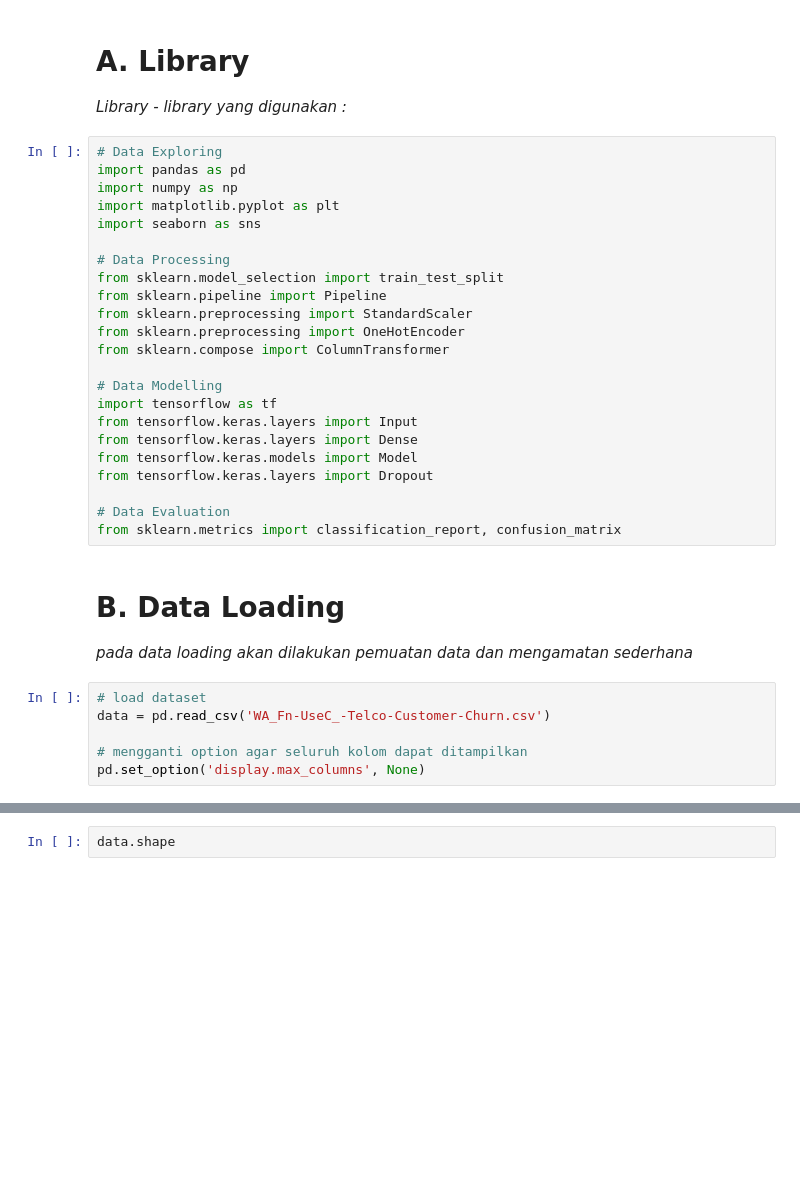
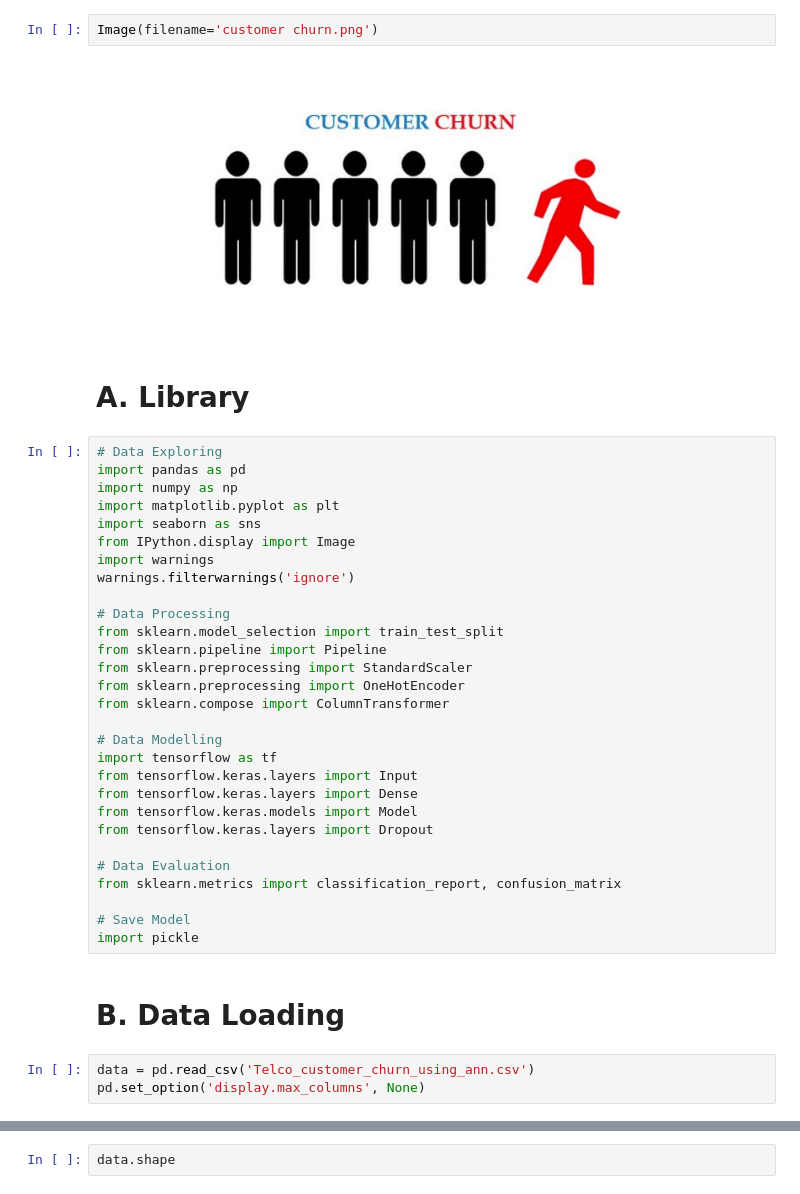
Before and after one commit to rizkyansharipr/Telco_customer_churn_using_ann, a Jupyter notebook: Telco_customer_churn_using_ann.ipynb, the cells around one changed output, grey strips where cells are left out. Saved outputs shown, nothing was run; the diff lists cells and outputs as text; blank space fills up the shorter version.

```diff
--- a/Telco_customer_churn_using_ann.ipynb
+++ b/Telco_customer_churn_using_ann.ipynb
@@ -17,12 +14,18 @@ Memprediksi Churn dari dataset telco-customer-churn pada data Kaggle, menggunaka
+# %%
+Image(filename='customer churn.png')
+# %% [output]
+[figure, added]
 # %% [markdown]
 # A. Library
-*Library - library yang digunakan :*
 # %%
 # Data Exploring
 import pandas as pd
 import numpy as np
 import matplotlib.pyplot as plt
 import seaborn as sns
+from IPython.display import Image
+import warnings
+warnings.filterwarnings('ignore')
 
 # Data Processing
 from sklearn.model_selection import train_test_split
@@ -40,12 +43,11 @@ from tensorflow.keras.layers import Dropout
 
 # Data Evaluation
 from sklearn.metrics import classification_report, confusion_matrix
+
+# Save Model
+import pickle
-# %% [markdown]
-# B. Data Loading
-*pada data loading akan dilakukan pemuatan data dan mengamatan sederhana*
+# %% [markdown]
+# B. Data Loading
 # %%
-# load dataset
-data = pd.read_csv('WA_Fn-UseC_-Telco-Customer-Churn.csv')
-
-# mengganti option agar seluruh kolom dapat ditampilkan
+data = pd.read_csv('Telco_customer_churn_using_ann.csv')
 pd.set_option('display.max_columns', None)
```
Also changed, not shown: parts of 66 cells of this notebook.
